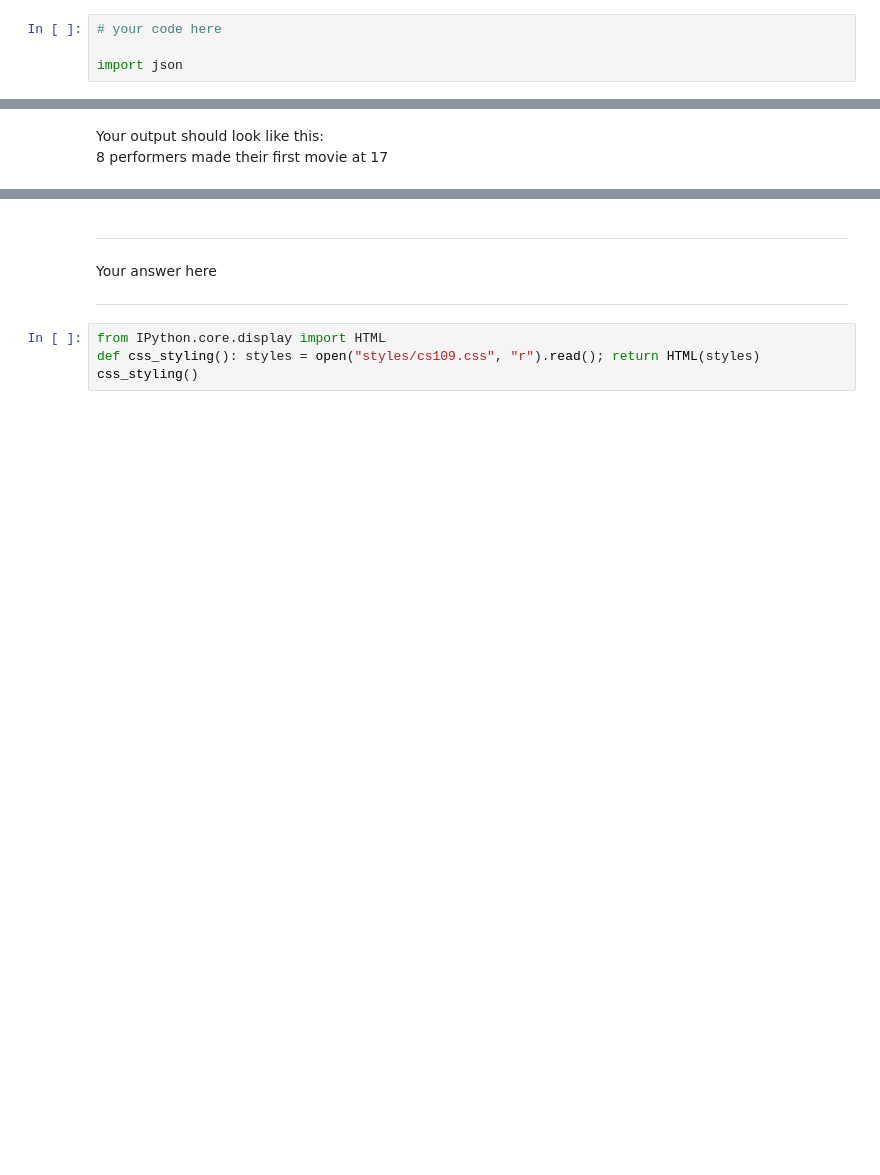
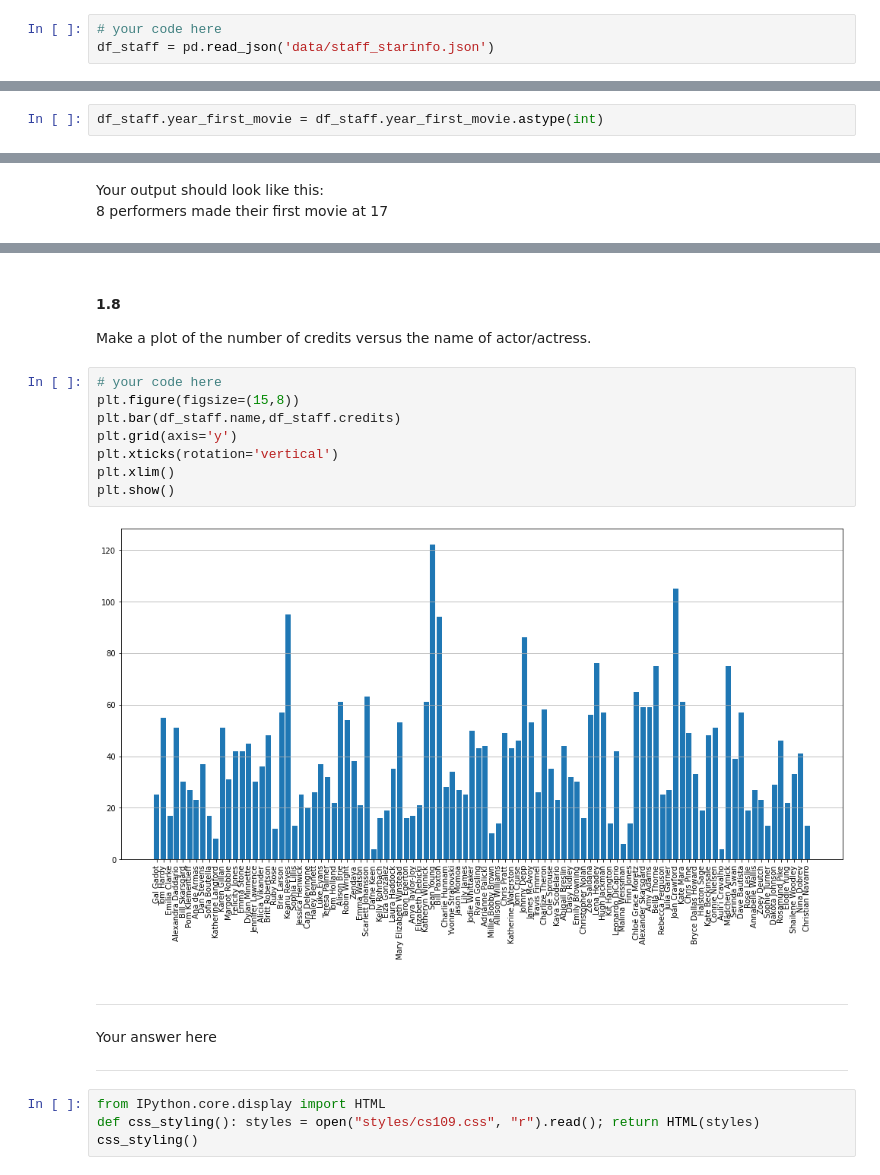
Before and after one commit to cinnamon-roll-with-coffee/2019-CS109A, a Jupyter notebook: content/HW/hw1/S109a_hw1-Copy1.ipynb, the cells around one changed output, grey strips where cells are left out. Cells and saved outputs as stored; diff of their text form; blank space fills up the shorter version.

```diff
--- a/content/HW/hw1/S109a_hw1-Copy1.ipynb
+++ b/content/HW/hw1/S109a_hw1-Copy1.ipynb
@@ -515,4 +848,3 @@ Your output should look like this:
 # %%
 # your code here
-
-import json
+df_staff = pd.read_json('data/staff_starinfo.json')
@@ -526,0 +867,2 @@ import json
+# %%
+df_staff.year_first_movie = df_staff.year_first_movie.astype(int)
@@ -538,3 +913,16 @@ Your output should look like this:<BR>
+# %% [markdown]
+#### 1.8
+Make a plot of the number of credits versus the name of actor/actress.
+# %%
+# your code here
+plt.figure(figsize=(15,8))
+plt.bar(df_staff.name,df_staff.credits)
+plt.grid(axis='y')
+plt.xticks(rotation='vertical')
+plt.xlim()
+plt.show()
+# %% [output]
+[figure, added]
 # %% [markdown]
 <HR>
 
```
Also changed, not shown: parts of 56 cells of this notebook, 6 other files.
